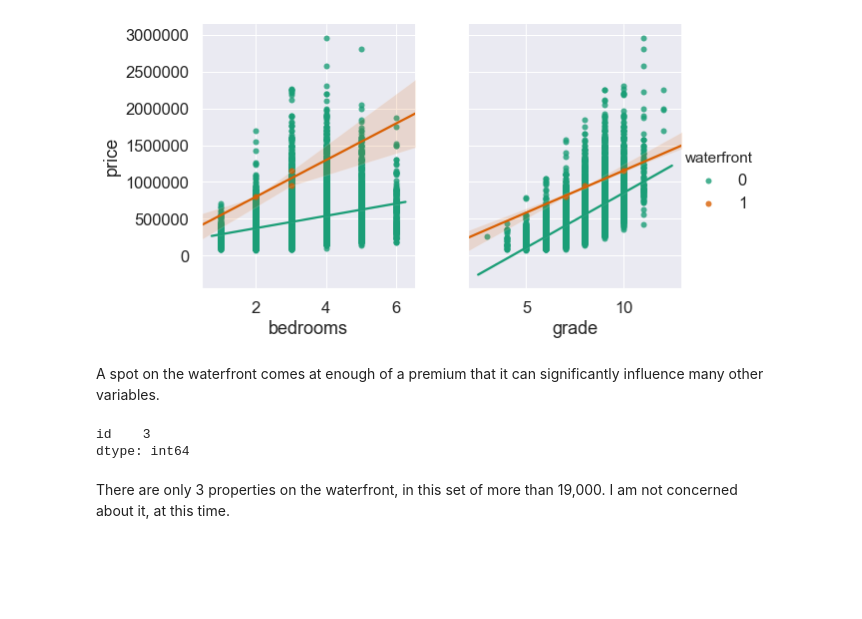
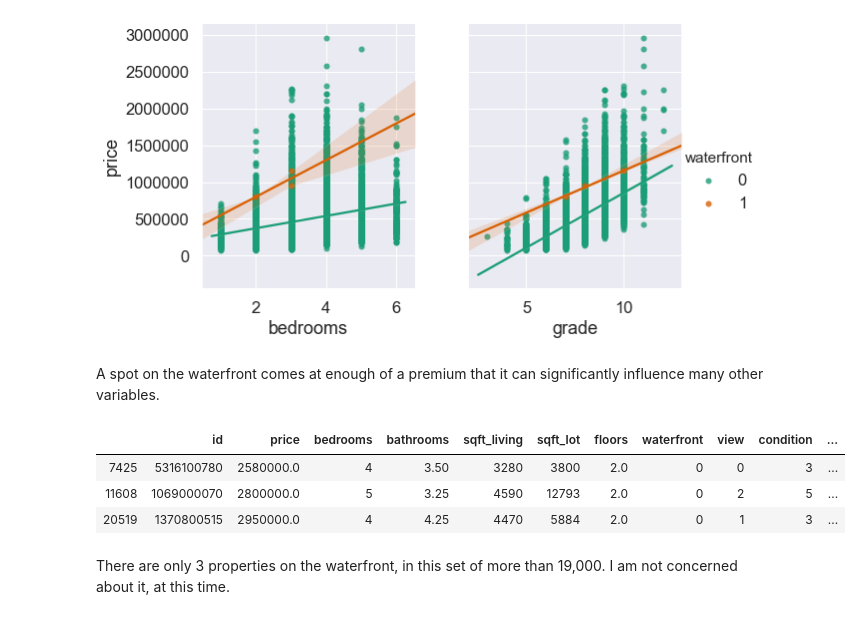
Before and after one commit to jammy-bot/dsc-mod-2-project-v2-1-online-ds-ft-120919, a Jupyter notebook: 2-eda-and-transform.ipynb, the cells around one changed output. Drawn from its saved outputs; the diff is of its cells as text; code cells hidden in the pictures; blank space fills up the shorter version.

```diff
--- a/2-eda-and-transform.ipynb
+++ b/2-eda-and-transform.ipynb
@@ -309,11 +309,13 @@ sns.pairplot(data_2, x_vars=["bedrooms", "grade"], y_vars=["price"],
 # %% [markdown]
 A spot on the waterfront comes at enough of a premium that it can significantly influence many other variables.
 # %%
-# how many waterfront properties
-data_2.loc[data_2['waterfront'] == 1, ['id']].count()
+# How many waterfront properties do we currently have?
+data_2.loc[data_2['price'] > 2500000]
 # %% [output]
-id    3
-dtype: int64
+|  | id | price | bedrooms | bathrooms | sqft_living | sqft_lot | floors | waterfront | view | condition | ... |
+| 7425 | 5316100780 | 2580000.0 | 4 | 3.50 | 3280 | 3800 | 2.0 | 0 | 0 | 3 | ... |
+| 11608 | 1069000070 | 2800000.0 | 5 | 3.25 | 4590 | 12793 | 2.0 | 0 | 2 | 5 | ... |
+| 20519 | 1370800515 | 2950000.0 | 4 | 4.25 | 4470 | 5884 | 2.0 | 0 | 1 | 3 | ... |
 # %% [markdown]
 There are only 3 properties on the waterfront, in this set of more than 19,000. I am not concerned about it, at this time.
 # %% [markdown]
```
Also changed, not shown: parts of 1 cell of this notebook.
